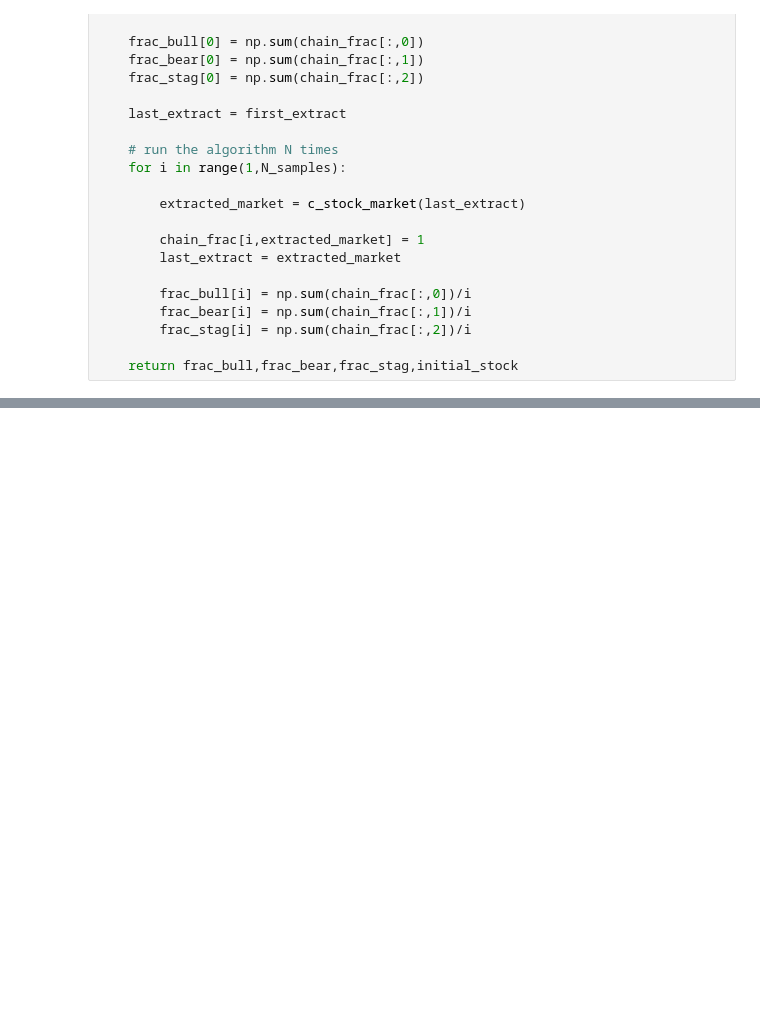
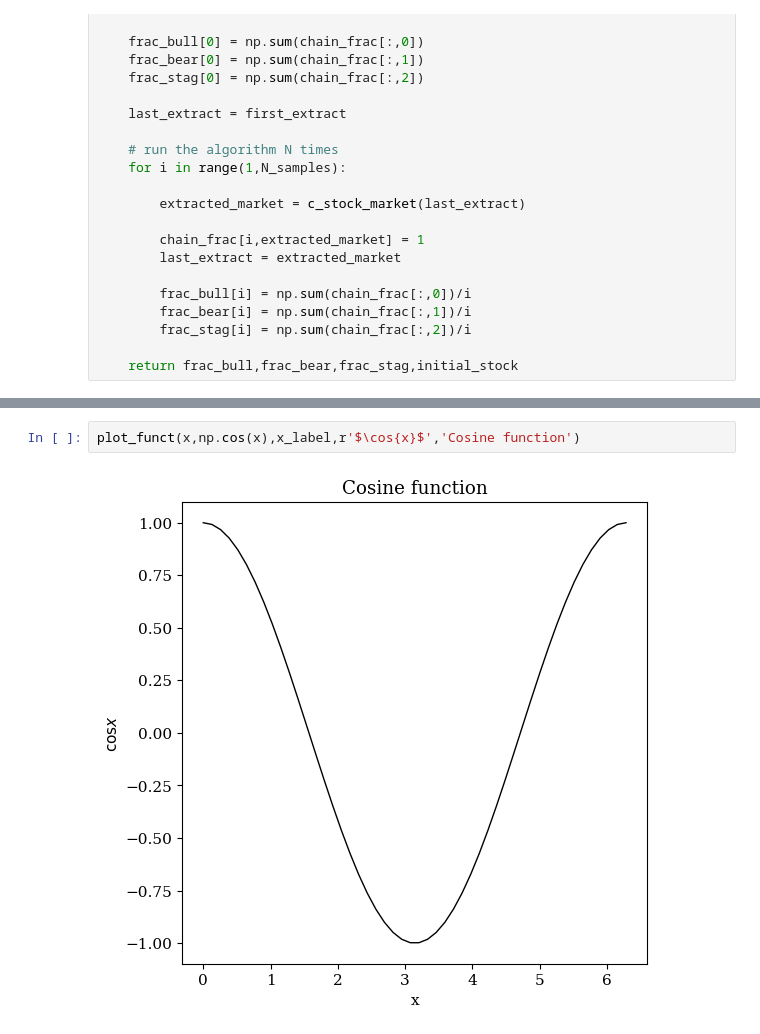
Before and after one commit to ludovicobizzarri/scientificcomputing_bicocca_2024, a Jupyter notebook: working/Exercises Lesson 7/Exercises Lesson 7.ipynb, the cells around one changed output, grey strips where cells are left out. Drawn from its saved outputs; the diff is of its cells as text; blank space fills up the shorter version.

```diff
--- a/working/Exercises Lesson 7/Exercises Lesson 7.ipynb
+++ b/working/Exercises Lesson 7/Exercises Lesson 7.ipynb
@@ -374,0 +299,4 @@ def c_MCstock(N_samples):
+# %%
+plot_funct(x,np.cos(x),x_label,r'$\cos{x}$','Cosine function')
+# %% [output]
+[figure, added]
```
Also changed, not shown: parts of 16 cells of this notebook, 2 other files.
